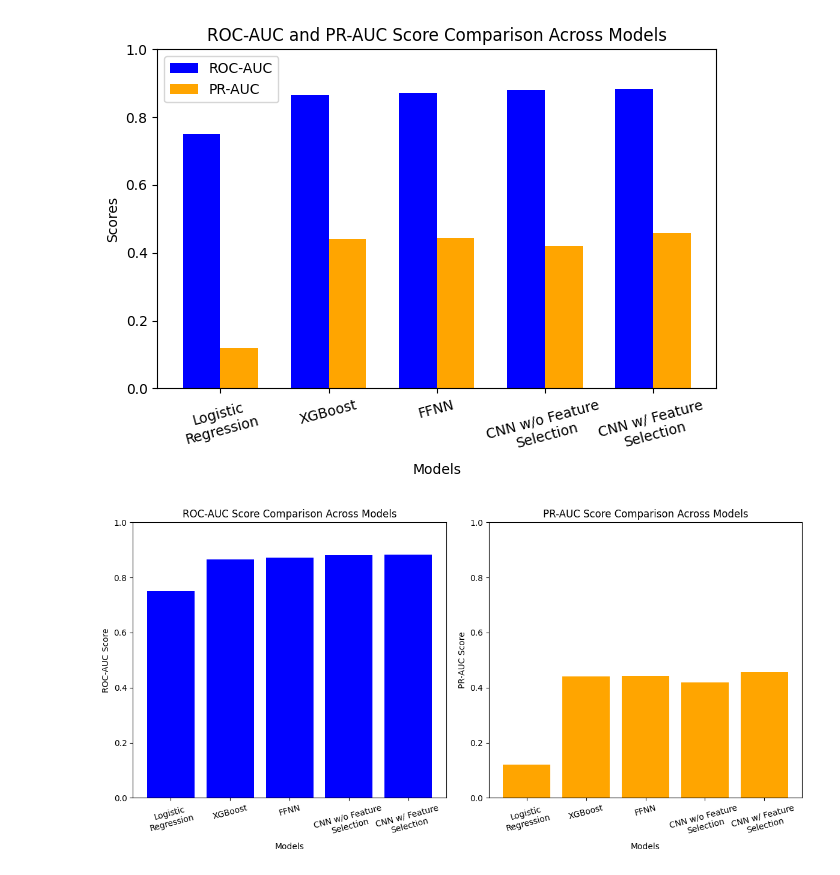
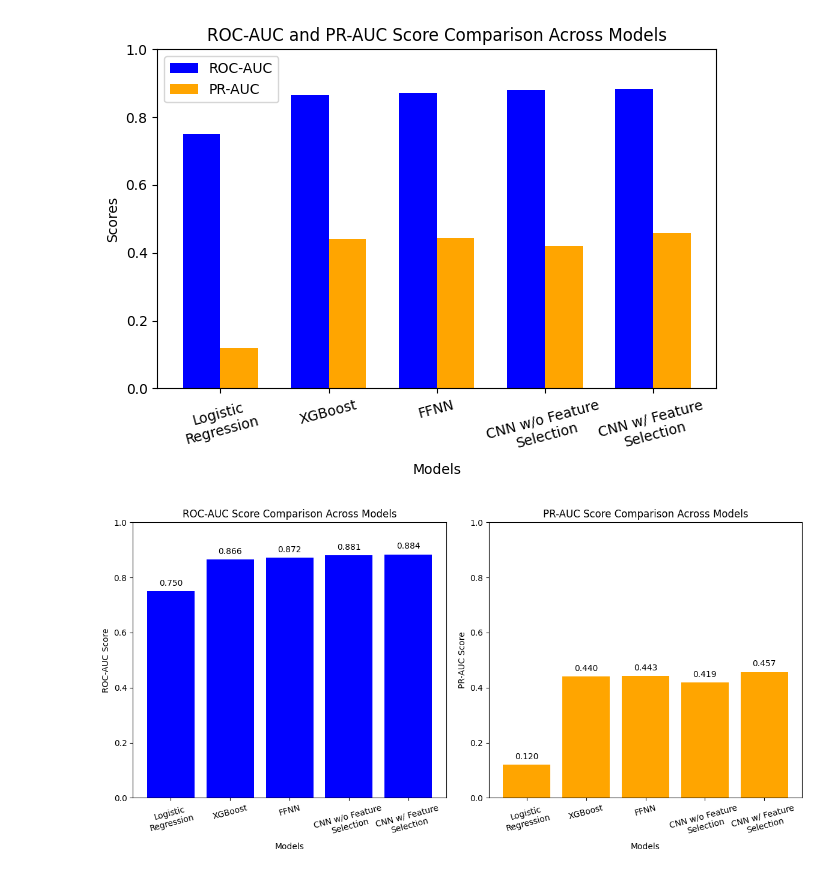
Before and after one commit to louisetxz/m6a-detection-project, a Jupyter notebook: task2.ipynb, the cells around one changed output. Cells and saved outputs as stored; diff of their text form; code cells hidden in the pictures.

```diff
--- a/task2.ipynb
+++ b/task2.ipynb
@@ -337,8 +128,9 @@ titles = ['sd_neg_1',
 
 # Loop through each axis and column to create boxplots
 for ax, col, title in zip(axes, columns, titles):
-    sns.boxplot(x='source', y=col, hue='status', data=df, ax=ax, palette=['lightgreen', 'lightblue'], showfliers=False)
+    sns.violinplot(x='source', y=col, hue='status', data=df, ax=ax, palette=['lightgreen', 'lightblue'])
     ax.set_title(title)
+    ax.set_ylim(0, 10)
     ax.set_xlabel('Cell Line')
     ax.set_ylabel('SD Value')
     ax.legend(loc='upper right')
@@ -624,31 +416,37 @@ roc_auc_scores = [0.75, 0.866, 0.872, 0.881, 0.884]
 pr_auc_scores = [0.12, 0.440, 0.443, 0.419, 0.457]
 
 # Wrap the model names
 wrapped_labels = [textwrap.fill(model, width=15) for model in models]
 
 # Set up the figure and axes for two subplots
 fig, (ax1, ax2) = plt.subplots(1, 2, figsize=(12, 6))
 
 # Set up the bar chart for ROC-AUC
 ax1.bar(wrapped_labels, roc_auc_scores, color='b')
 ax1.set_title('ROC-AUC Score Comparison Across Models')
 ax1.set_xlabel('Models')
 ax1.set_ylabel('ROC-AUC Score')
 ax1.set_ylim(0, 1)
 
+for i, v in enumerate(roc_auc_scores):
+    ax1.text(i, v + 0.02, f"{v:.3f}", ha='center', color='black')
+
+for i, v in enumerate(pr_auc_scores):
+    ax2.text(i, v + 0.02, f"{v:.3f}", ha='center', color='black')
+
 # Set up the bar chart for PR-AUC
 ax2.bar(wrapped_labels, pr_auc_scores, color='orange')
 ax2.set_title('PR-AUC Score Comparison Across Models')
 ax2.set_xlabel('Models')
 ax2.set_ylabel('PR-AUC Score')
 ax2.set_ylim(0, 1)
 
 # Rotate x-tick labels for both plots
 for ax in [ax1, ax2]:
     ax.set_xticklabels(wrapped_labels, rotation=15)
 
 # Adjust layout to prevent overlap
 plt.tight_layout()
 plt.show()
 # %% [output]
-[figure, old version]
+[figure, new version]
```
Also changed, not shown: parts of 20 cells of this notebook, 1 other file.
